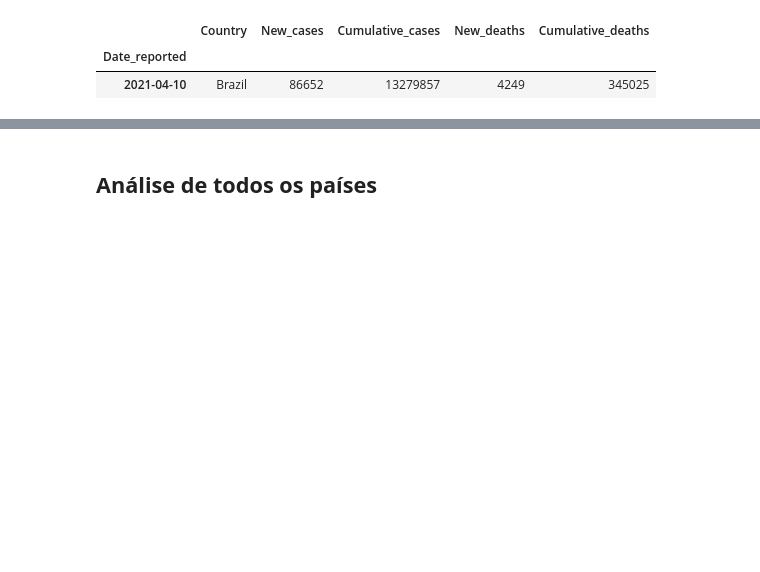
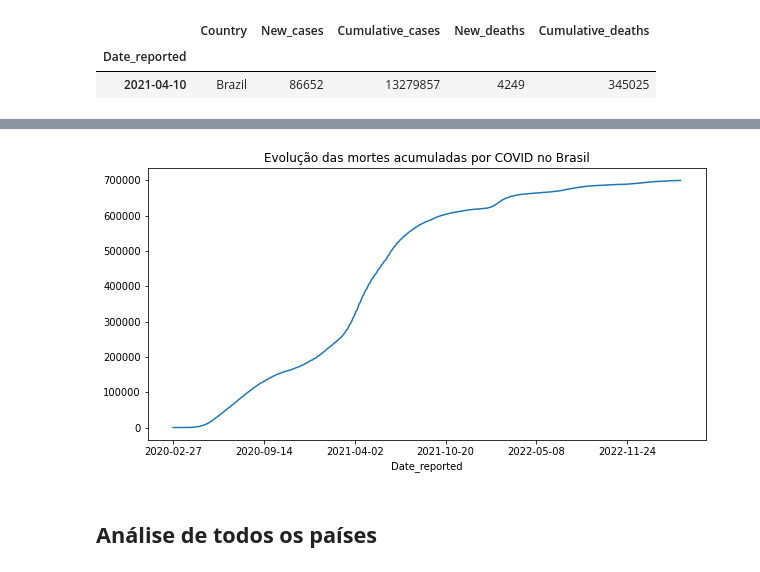
Before and after one commit to mjuliasm/covid_19, a Jupyter notebook: covid19.ipynb, the cells around one changed output, grey strips where cells are left out. Drawn from its saved outputs; the diff is of its cells as text; code cells hidden in the pictures; blank space fills up the shorter version.

```diff
--- a/covid19.ipynb
+++ b/covid19.ipynb
@@ -134,2 +156,10 @@ brasil.loc[brasil['New_deaths'] == brasil['New_deaths'].max()]
+# %%
+plt.figure(figsize=(10, 5))
+brasil['Cumulative_deaths'].plot()
+plt.title('Evolução das mortes acumuladas por COVID no Brasil')
+
+plt.show()
+# %% [output]
+[figure, added]
 # %% [markdown]
 ## **Análise de todos os países**
```
Also changed, not shown: parts of 24 cells of this notebook.
